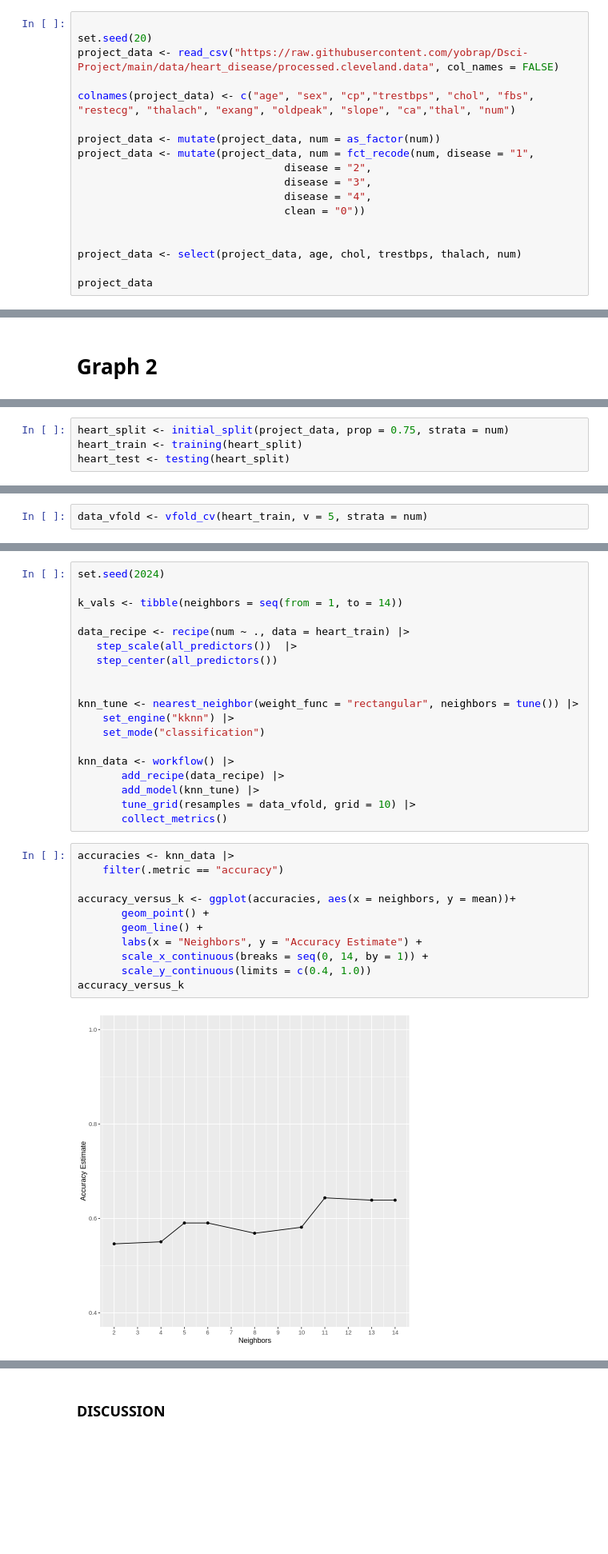
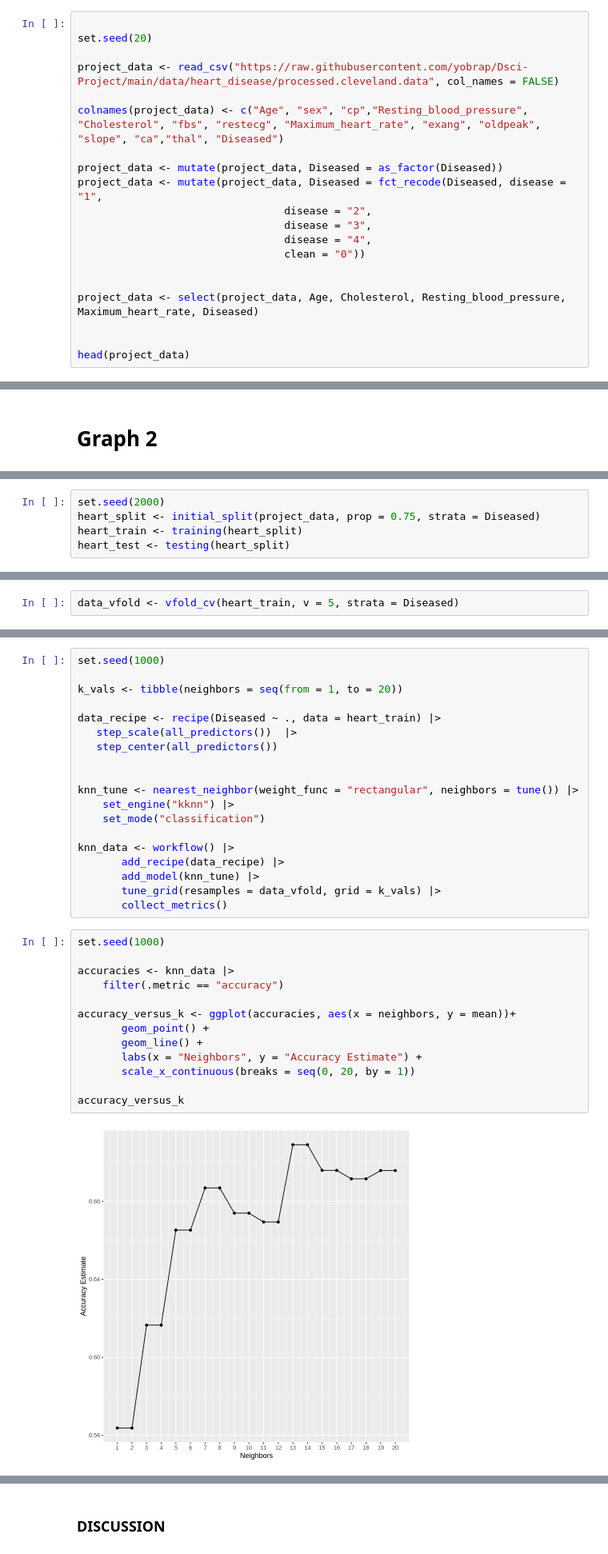
Before and after one commit to yobrap/Dsci-Project, a Jupyter notebook: Project.ipynb, the cells around one changed output, grey strips where cells are left out. Shown at 80% size. Cells and saved outputs as stored; diff of their text form; blank space fills up the shorter version.

```diff
--- a/Project.ipynb
+++ b/Project.ipynb
@@ -17,21 +52,23 @@ I expect to find that the higher the age, cholesterol, and resting blood pressur
 # %%
 
 set.seed(20)
+
 project_data <- read_csv("https://raw.githubusercontent.com/yobrap/Dsci-Project/main/data/heart_disease/processed.cleveland.data", col_names = FALSE)
 
-colnames(project_data) <- c("age", "sex", "cp","trestbps", "chol", "fbs", "restecg", "thalach", "exang", "oldpeak", "slope", "ca","thal", "num")
+colnames(project_data) <- c("Age", "sex", "cp","Resting_blood_pressure", "Cholesterol", "fbs", "restecg", "Maximum_heart_rate", "exang", "oldpeak", "slope", "ca","thal", "Diseased")
 
-project_data <- mutate(project_data, num = as_factor(num))
-project_data <- mutate(project_data, num = fct_recode(num, disease = "1",
+project_data <- mutate(project_data, Diseased = as_factor(Diseased))
+project_data <- mutate(project_data, Diseased = fct_recode(Diseased, disease = "1",
                                  disease = "2",
                                  disease = "3",
                                  disease = "4",
                                  clean = "0"))
 
 
-project_data <- select(project_data, age, chol, trestbps, thalach, num)
+project_data <- select(project_data, Age, Cholesterol, Resting_blood_pressure, Maximum_heart_rate, Diseased)
 
-project_data
+
+head(project_data)
 # %% [output]
 Rows: 303 Columns: 14
 ── Column specification ────────────────────────────────────────────────────────
@@ -107,4 +146,5 @@ This table shows the relationship of heart disease relative to resting blood pre
 # %%
-heart_split <- initial_split(project_data, prop = 0.75, strata = num)
+set.seed(2000)
+heart_split <- initial_split(project_data, prop = 0.75, strata = Diseased)
 heart_train <- training(heart_split)
 heart_test <- testing(heart_split)
@@ -111,2 +153,2 @@ heart_test <- testing(heart_split)
 # %%
-data_vfold <- vfold_cv(heart_train, v = 5, strata = num)
+data_vfold <- vfold_cv(heart_train, v = 5, strata = Diseased)
@@ -115,9 +159,9 @@ data_vfold <- vfold_cv(heart_train, v = 5, strata = num)
 # %%
-set.seed(2024)
+set.seed(1000)
 
-k_vals <- tibble(neighbors = seq(from = 1, to = 14))
+k_vals <- tibble(neighbors = seq(from = 1, to = 20))
 
-data_recipe <- recipe(num ~ ., data = heart_train) |>
+data_recipe <- recipe(Diseased ~ ., data = heart_train) |>
    step_scale(all_predictors())  |>
    step_center(all_predictors())
 
@@ -129,18 +173,20 @@ knn_tune <- nearest_neighbor(weight_func = "rectangular", neighbors = tune()) |>
 knn_data <- workflow() |>
        add_recipe(data_recipe) |>
        add_model(knn_tune) |>
-       tune_grid(resamples = data_vfold, grid = 10) |>
+       tune_grid(resamples = data_vfold, grid = k_vals) |>
        collect_metrics()
 # %%
+set.seed(1000)
+
 accuracies <- knn_data |>
     filter(.metric == "accuracy")
 
 accuracy_versus_k <- ggplot(accuracies, aes(x = neighbors, y = mean))+
        geom_point() +
        geom_line() +
        labs(x = "Neighbors", y = "Accuracy Estimate") +
-       scale_x_continuous(breaks = seq(0, 14, by = 1)) +
-       scale_y_continuous(limits = c(0.4, 1.0))
+       scale_x_continuous(breaks = seq(0, 20, by = 1))
+
 accuracy_versus_k
 # %% [output]
-[figure, old version]
+[figure, new version]
```
Also changed, not shown: parts of 35 cells of this notebook.
